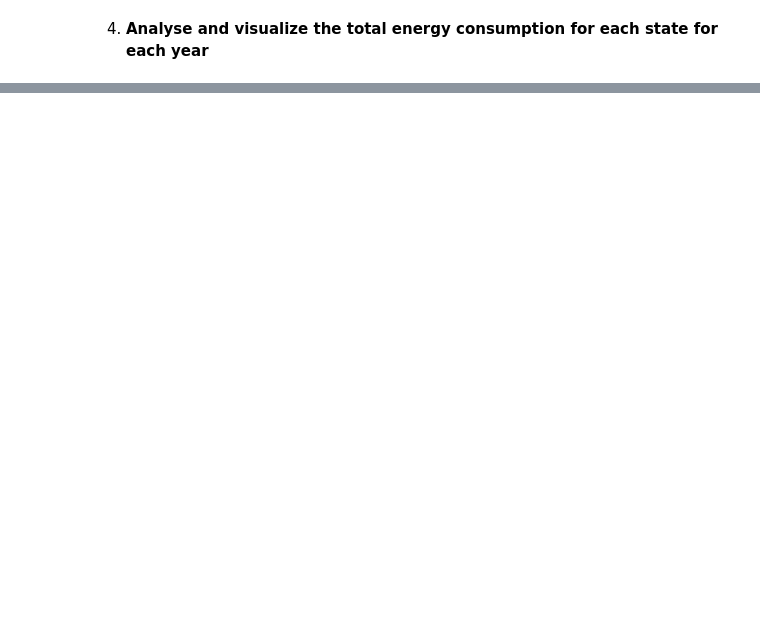
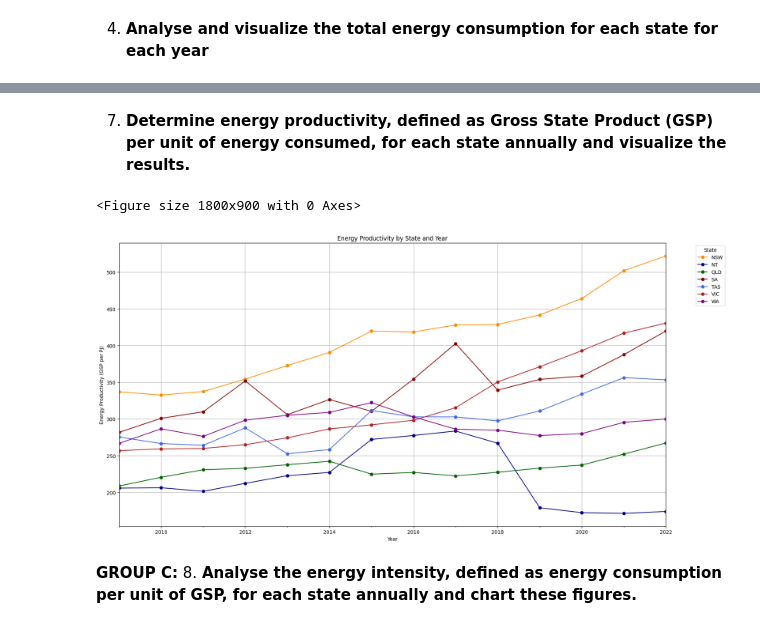
Before and after one commit to TanisiCurtin/Programming-Assignment-2, a Jupyter notebook: Business_Report_Notebook.ipynb, the cells around one changed output, grey strips where cells are left out. Cells and saved outputs as stored; diff of their text form; code cells hidden in the pictures; blank space fills up the shorter version.

```diff
--- a/Business_Report_Notebook.ipynb
+++ b/Business_Report_Notebook.ipynb
@@ -188,0 +332,37 @@ plt.show()
+# %% [markdown]
+7. **Determine energy productivity, defined as Gross State Product (GSP) per unit of energy
+consumed, for each state annually and visualize the results.**
+# %%
+# SQL query to calculate energy productivity
+query = """
+SELECT
+    Year,
+    State,
+    `GSP ($ million)` / (`Coal (PJ)` + `Oil (PJ)` + `Gas (PJ)` + `Renewables (PJ)`) AS Energy_Productivity
+FROM
+    AUS_energy
+"""
+
+# Execute the query and load the result into a DataFrame
+energy_prod_df = pd.read_sql_query(query, conn)
+
+# Convert the Year column to a datetime format for better plotting
+energy_prod_df['Year'] = pd.to_datetime(energy_prod_df['Year'], format='%Y-%y')
+
+# Plot the energy productivity over years for each state (used copilot ai to figure out accurate figsize for this plot )
+plt.figure(figsize=(18, 9))
+energy_prod_df.pivot_table(index='Year', columns='State', values='Energy_Productivity').plot(kind='line', marker='o', figsize=(18, 9), color=['darkorange', 'darkblue', 'darkgreen', 'darkred', 'royalblue', 'firebrick', 'purple'])
+plt.title('Energy Productivity by State and Year')
+plt.xlabel('Year')
+plt.ylabel('Energy Productivity (GSP per PJ)')
+plt.grid(True)
+plt.legend(title='State', bbox_to_anchor=(1.05, 1), loc='upper left')
+plt.tight_layout()
+plt.show()
+# %% [output]
+<Figure size 1800x900 with 0 Axes>
+[figure, added]
+# %% [markdown]
+**GROUP C:**
+8. **Analyse the energy intensity, defined as energy consumption per unit of GSP, for each
+state annually and chart these figures.**
```
Also changed, not shown: parts of 14 cells of this notebook.
